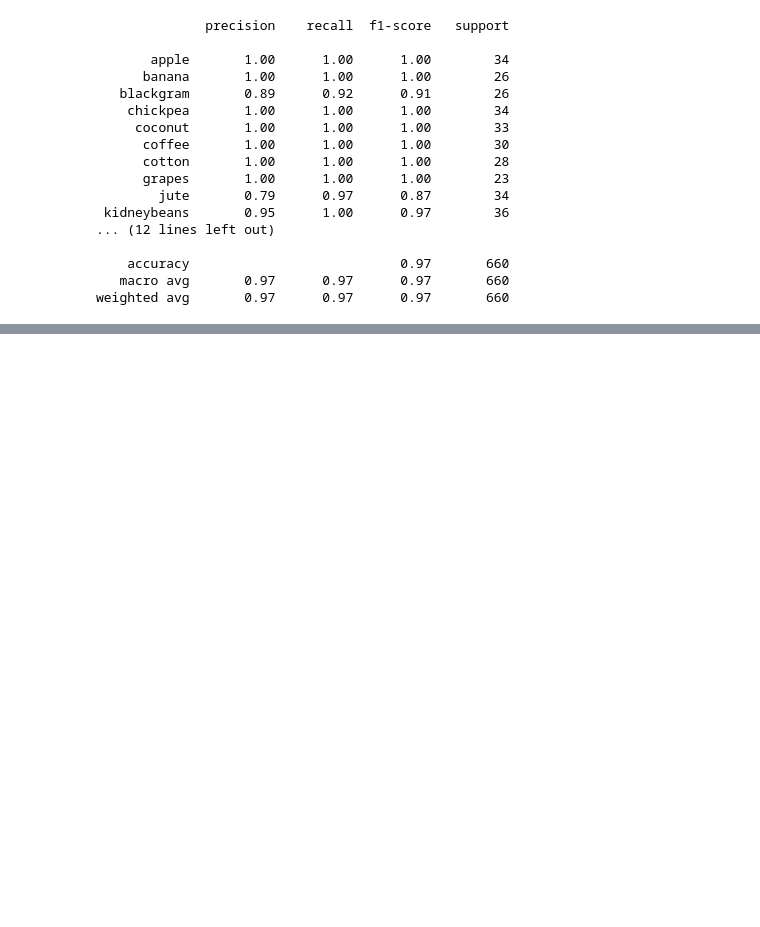
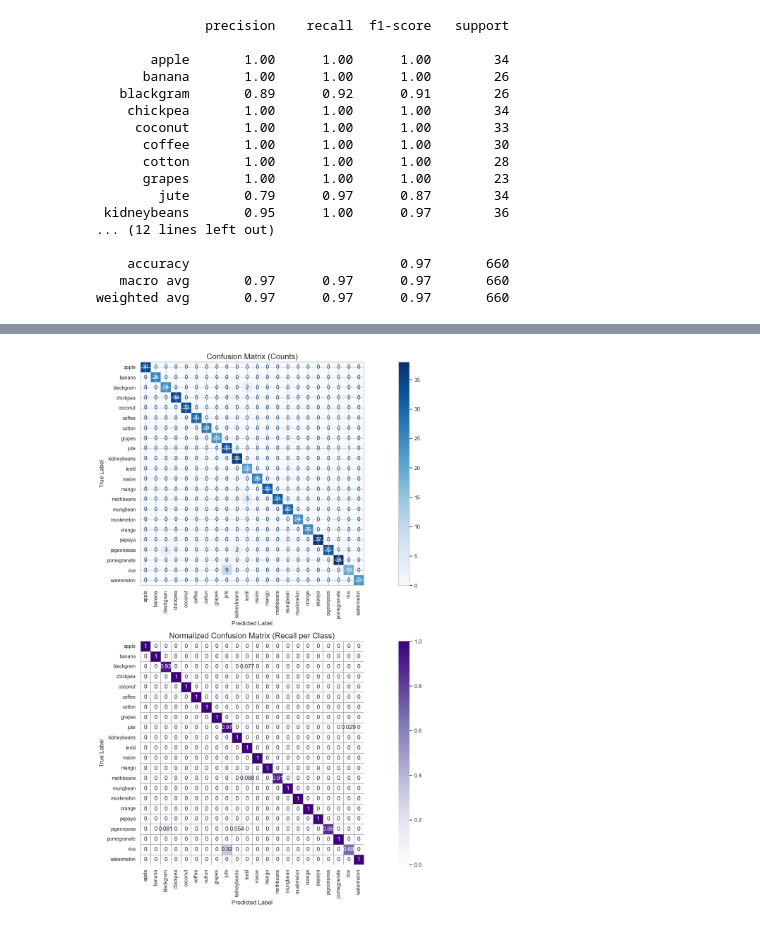
Before and after one commit to SamarBhattarai/Crop-Recommendation-System, a Jupyter notebook: crop.ipynb, the cells around one changed output, grey strips where cells are left out. Cells and saved outputs as stored; diff of their text form; code cells hidden in the pictures; blank space fills up the shorter version.

```diff
--- a/crop.ipynb
+++ b/crop.ipynb
@@ -504,0 +511,4 @@ weighted avg       0.97      0.97      0.97       660
+# %%
+cm = confusion_matrix(y_test_scaled1, y_pred)
+cm_norm = confusion_matrix(y_test_scaled1, y_pred, normalize= "true") #Normalised
+print(cm)
@@ -504,0 +533,27 @@ weighted avg       0.97      0.97      0.97       660
+# %%
+# Graphs
+fig, ax = plt.subplots(2, 1, figsize=(20, 16))
+# Raw counts
+disp = ConfusionMatrixDisplay(cm, display_labels=le.classes_)
+disp.plot(ax=ax[0], cmap="Blues", xticks_rotation=90)
+ax[0].set_title("Confusion Matrix (Counts)", fontsize=16)
+ax[0].set_xlabel("Predicted Label", fontsize=12)
+ax[0].set_ylabel("True Label", fontsize=12)
+ax[0].tick_params(axis='x', labelsize=10)
+ax[0].tick_params(axis='y', labelsize=10)
+
+# Using Heatmap for normalised
+sns.heatmap(cm_norm, annot=True,
+            xticklabels=le.classes_, yticklabels=le.classes_,
+            cmap="Purples", ax=ax[1], cbar=True, linewidths=0.5, linecolor='gray', square=True)
+ax[1].set_title("Normalized Confusion Matrix (Recall per Class)", fontsize=16)
+ax[1].set_xlabel("Predicted Label", fontsize=12)
+ax[1].set_ylabel("True Label", fontsize=12)
+ax[1].tick_params(axis='x', labelrotation=90, labelsize=10)
+ax[1].tick_params(axis='y', labelsize=10)
+
+plt.tight_layout()
+plt.savefig("Confusion_matrix.png",dpi = 300,bbox_inches = "tight")
+plt.show()
+# %% [output]
+[figure, added]
```
Also changed, not shown: parts of 38 cells of this notebook, 14 other files.
